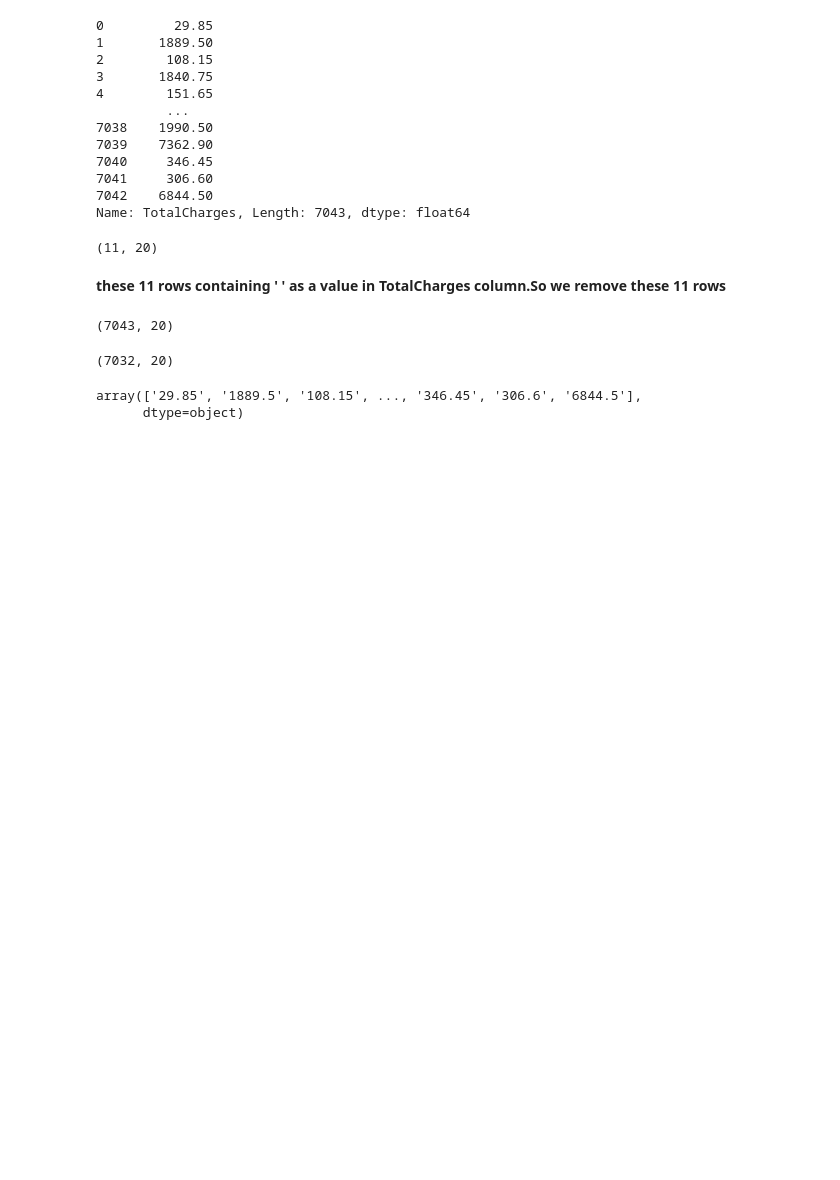
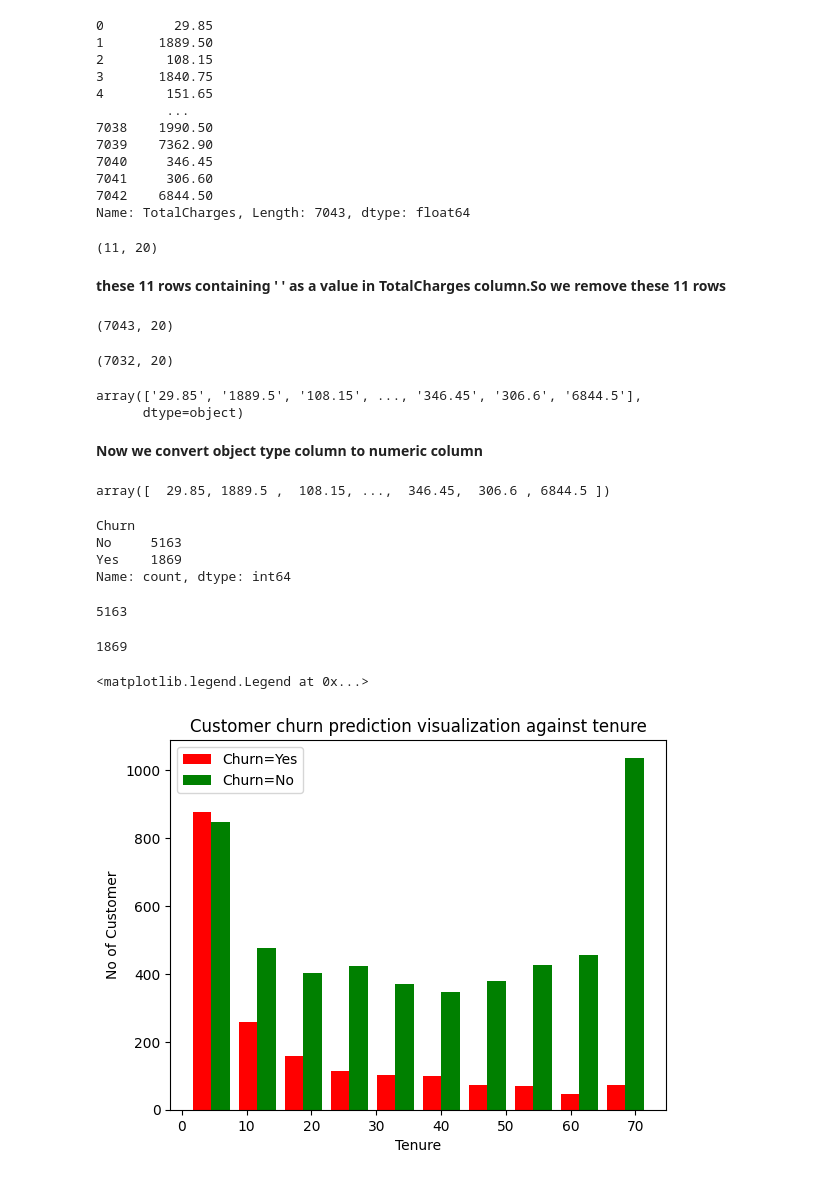
Before and after one commit to MdRimon29/ML-Algorithms, a Jupyter notebook: Customer Churn Prediction/Churn_prediction.ipynb, the cells around one changed output. Cells and saved outputs as stored; diff of their text form; code cells hidden in the pictures; blank space fills up the shorter version.

```diff
--- a/Customer Churn Prediction/Churn_prediction.ipynb
+++ b/Customer Churn Prediction/Churn_prediction.ipynb
@@ -119,3 +119,38 @@ df.TotalCharges.values
 # %% [output]
 array(['29.85', '1889.5', '108.15', ..., '346.45', '306.6', '6844.5'],
       dtype=object)
+# %% [markdown]
+**Now we convert object type column to numeric column**
+# %%
+df['TotalCharges']=pd.to_numeric(df['TotalCharges'],errors='coerce')
+df.TotalCharges.values
+# %% [output]
+array([  29.85, 1889.5 ,  108.15, ...,  346.45,  306.6 , 6844.5 ])
+# %%
+df['Churn'].value_counts()
+# %% [output]
+Churn
+No     5163
+Yes    1869
+Name: count, dtype: int64
+# %%
+(df['Churn']=='No').sum()
+# %% [output]
+5163
+# %%
+(df['Churn']=='Yes').sum()
+# %% [output]
+1869
+# %%
+tenure_churn_no=df[df['Churn']=='No'].tenure
+tenure_churn_yes=df[df['Churn']=='Yes'].tenure
+
+plt.xlabel("Tenure")
+plt.ylabel("No of Customer")
+plt.title("Customer churn prediction visualization against tenure")
+
+plt.hist([tenure_churn_yes,tenure_churn_no],color=['red','green'],label=['Churn=Yes','Churn=No'])
+plt.legend()
+# %% [output]
+<matplotlib.legend.Legend at 0x...>
+[figure, added]
```
